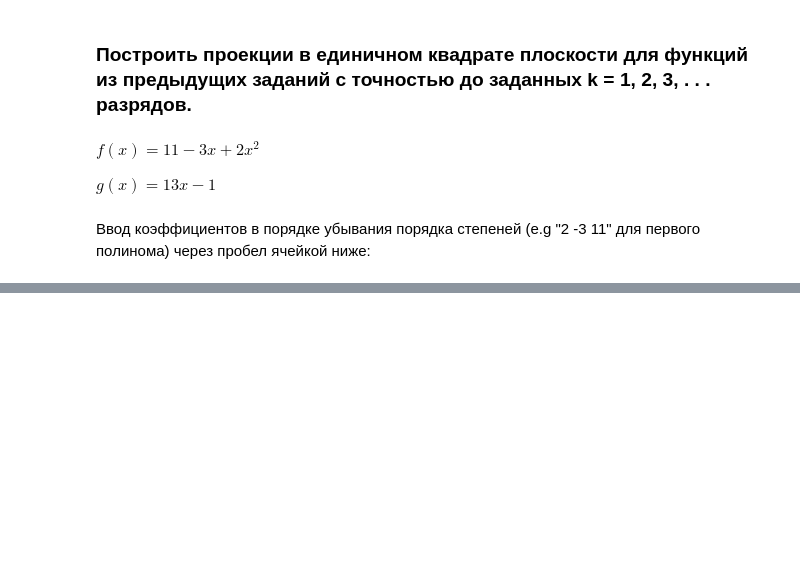
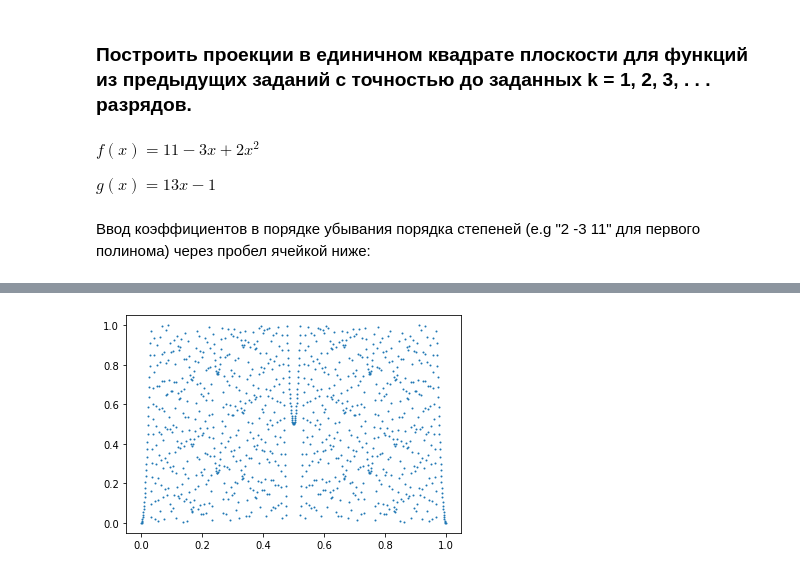
Before and after one commit to Lynxtail/Additional-chapters-of-discrete-math, a Jupyter notebook: second.ipynb, the cells around one changed output, grey strips where cells are left out. Drawn from its saved outputs; the diff is of its cells as text; code cells hidden in the pictures; blank space fills up the shorter version.

```diff
--- a/second.ipynb
+++ b/second.ipynb
@@ -40,0 +53,13 @@ plt.show()
+# %%
+z = input().split(' ')
+z = list(map(float, z))
+
+l_s = list(range(p**k))
+
+x_s = [x / p**k for x in l_s]
+y_s = [(f(x, z) % p**k) / p**k for x in l_s]
+# %%
+plt.scatter(x_s, y_s, s=1)
+plt.show()
+# %% [output]
+[figure, added]
```
Also changed, not shown: parts of 6 cells of this notebook.
